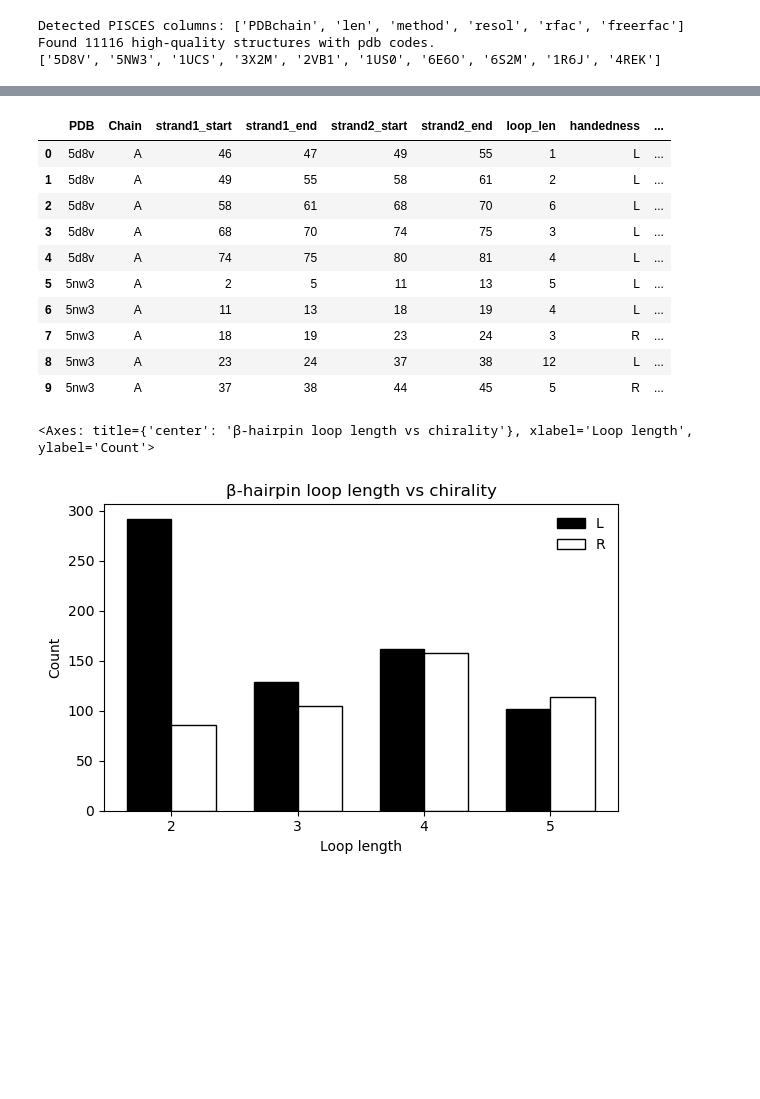
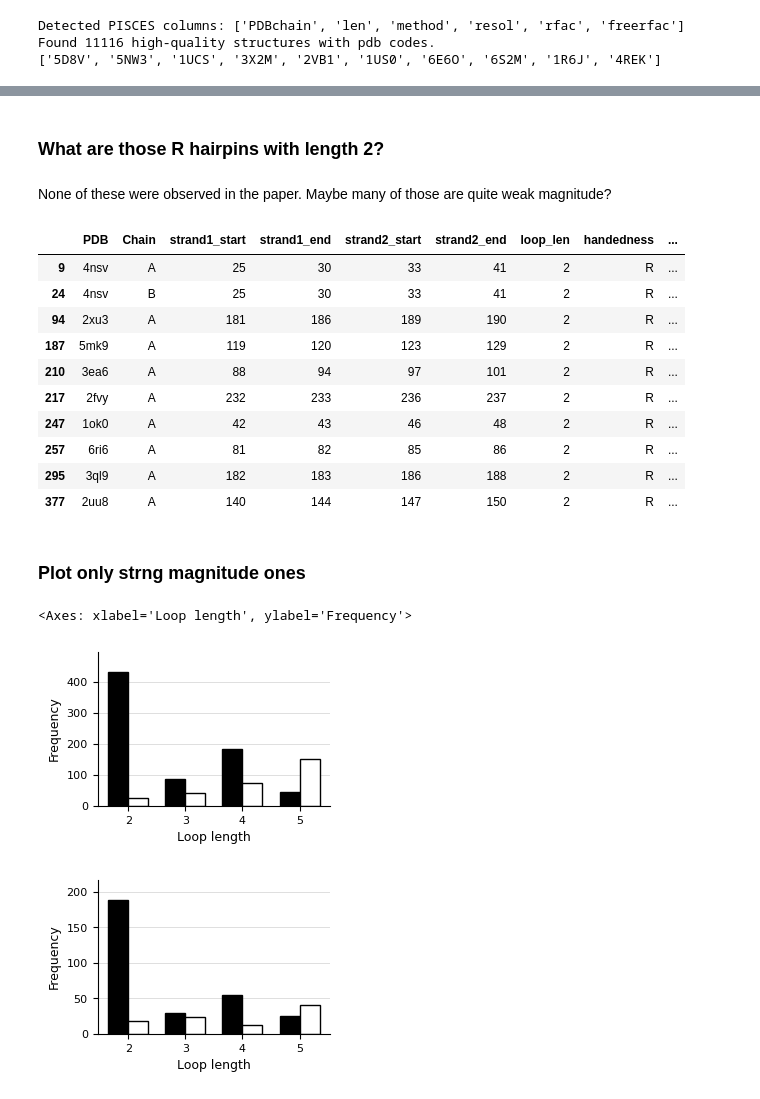
Before and after one commit to stefanhuber1993/folding-principles-dataset, a Jupyter notebook: notebooks/test_pipeline_parts.ipynb, the cells around one changed output, grey strips where cells are left out. Saved outputs shown, nothing was run; the diff lists cells and outputs as text; code cells hidden in the pictures; blank space fills up the shorter version.

```diff
--- a/notebooks/test_pipeline_parts.ipynb
+++ b/notebooks/test_pipeline_parts.ipynb
@@ -72,43 +93,27 @@ plot_loop_length_chirality(all_hairpins)      # uses default loop lengths 2‑5
-# %%
-from dataset.io_utils import fetch_mmcif_file, run_dssp_on_mmcif
-from dataset.motif_logic import detect_hairpins_and_chirality, detect_hairpins_and_chirality_backbone
-import pandas as pd
-import os
-
-#pdb_ids = ["8GBS", "7R1C"]
-pdb_ids = pdb_ids[0:2000]
-results = []
-
-for pdb_id in pdb_ids:
-    pdb_path = fetch_mmcif_file(pdb_id)
-    try:
-        model, dssp_df = run_dssp_on_mmcif(pdb_path, dssp_exe="/opt/anaconda3/envs/folding-dssp/bin/mkdssp")
-        if dssp_df is None:
-            print(f"DSSP failed for {pdb_id}. Skipping.")
-            continue
-        hp_df = detect_hairpins_and_chirality(model, dssp_df)
-        results.append(hp_df)
-    finally:
-        # Always remove the file, even if DSSP or parsing fails
-        if os.path.exists(pdb_path):
-            os.remove(pdb_path)
-
-all_hairpins = pd.concat(results, ignore_index=True)
-all_hairpins.head(10)
-# %% [output]
-|  | PDB | Chain | strand1_start | strand1_end | strand2_start | strand2_end | loop_len | handedness | ... |
-| 0 | 5d8v | A | 46 | 47 | 49 | 55 | 1 | L | ... |
-| 1 | 5d8v | A | 49 | 55 | 58 | 61 | 2 | L | ... |
-| 2 | 5d8v | A | 58 | 61 | 68 | 70 | 6 | L | ... |
-| 3 | 5d8v | A | 68 | 70 | 74 | 75 | 3 | L | ... |
-| 4 | 5d8v | A | 74 | 75 | 80 | 81 | 4 | L | ... |
-| 5 | 5nw3 | A | 2 | 5 | 11 | 13 | 5 | L | ... |
-| 6 | 5nw3 | A | 11 | 13 | 18 | 19 | 4 | L | ... |
-| 7 | 5nw3 | A | 18 | 19 | 23 | 24 | 3 | R | ... |
-| 8 | 5nw3 | A | 23 | 24 | 37 | 38 | 12 | L | ... |
-| 9 | 5nw3 | A | 37 | 38 | 44 | 45 | 5 | R | ... |
+# %% [markdown]
+### What are those R hairpins with length 2?
+# %% [markdown]
+None of these were observed in the paper. Maybe many of those are quite weak magnitude?
 # %%
-plot_loop_length_chirality(all_hairpins)      # uses default loop lengths 2‑5
+all_hairpins_exact[(all_hairpins_exact["loop_len"] == 2) & (all_hairpins_exact["handedness"] == "R")].head(10)
 # %% [output]
-<Axes: title={'center': 'β‑hairpin loop length vs chirality'}, xlabel='Loop length', ylabel='Count'>
-[figure, removed]
+|  | PDB | Chain | strand1_start | strand1_end | strand2_start | strand2_end | loop_len | handedness | ... |
+| 9 | 4nsv | A | 25 | 30 | 33 | 41 | 2 | R | ... |
+| 24 | 4nsv | B | 25 | 30 | 33 | 41 | 2 | R | ... |
+| 94 | 2xu3 | A | 181 | 186 | 189 | 190 | 2 | R | ... |
+| 187 | 5mk9 | A | 119 | 120 | 123 | 129 | 2 | R | ... |
+| 210 | 3ea6 | A | 88 | 94 | 97 | 101 | 2 | R | ... |
+| 217 | 2fvy | A | 232 | 233 | 236 | 237 | 2 | R | ... |
+| 247 | 1ok0 | A | 42 | 43 | 46 | 48 | 2 | R | ... |
+| 257 | 6ri6 | A | 81 | 82 | 85 | 86 | 2 | R | ... |
+| 295 | 3ql9 | A | 182 | 183 | 186 | 188 | 2 | R | ... |
+| 377 | 2uu8 | A | 140 | 144 | 147 | 150 | 2 | R | ... |
+# %% [markdown]
+### Plot only strng magnitude ones
+# %%
+plot_loop_length_chirality(all_hairpins_backbone[all_hairpins_backbone["handedness_magnitude"].abs() > 0.75])
+plot_loop_length_chirality(all_hairpins_exact[all_hairpins_exact["handedness_magnitude"].abs() > 0.75])
+# %% [output]
+<Axes: xlabel='Loop length', ylabel='Frequency'>
+[figure, added]
+[figure, added]
```
Also changed, not shown: parts of 5 cells of this notebook, 6 other files.
